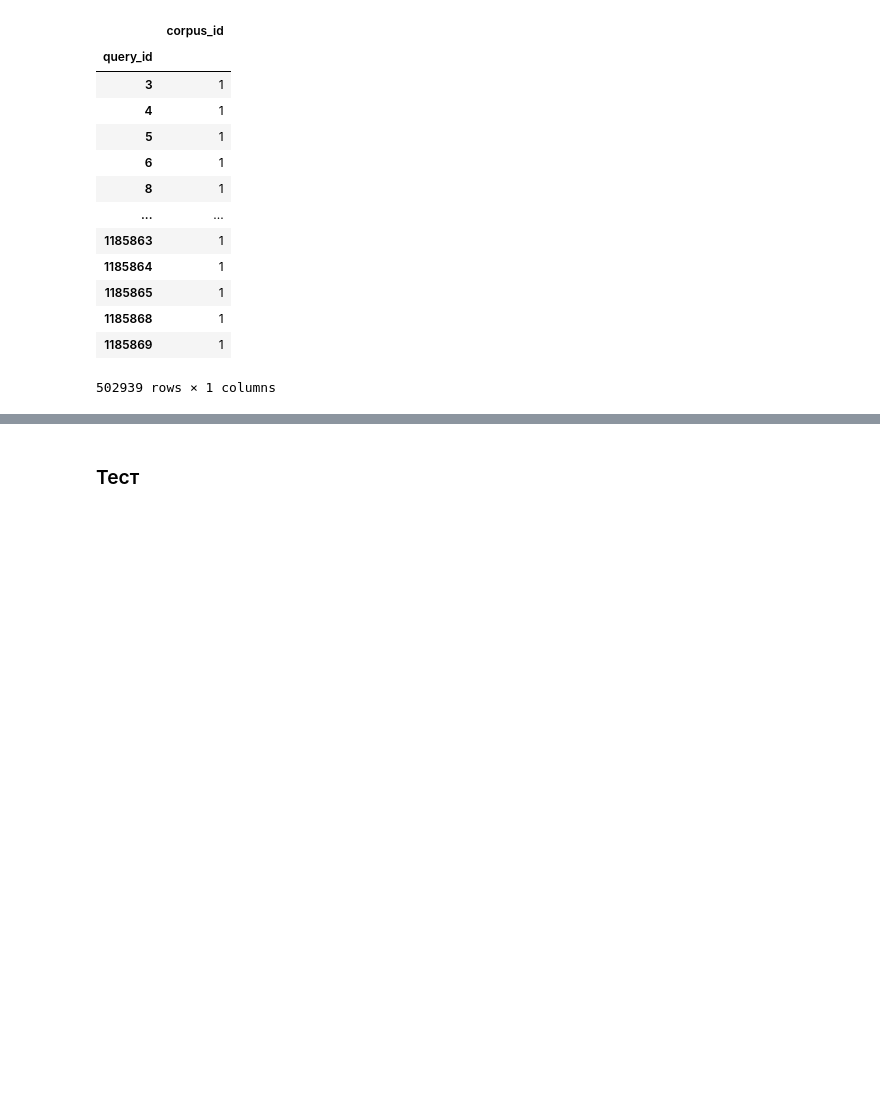
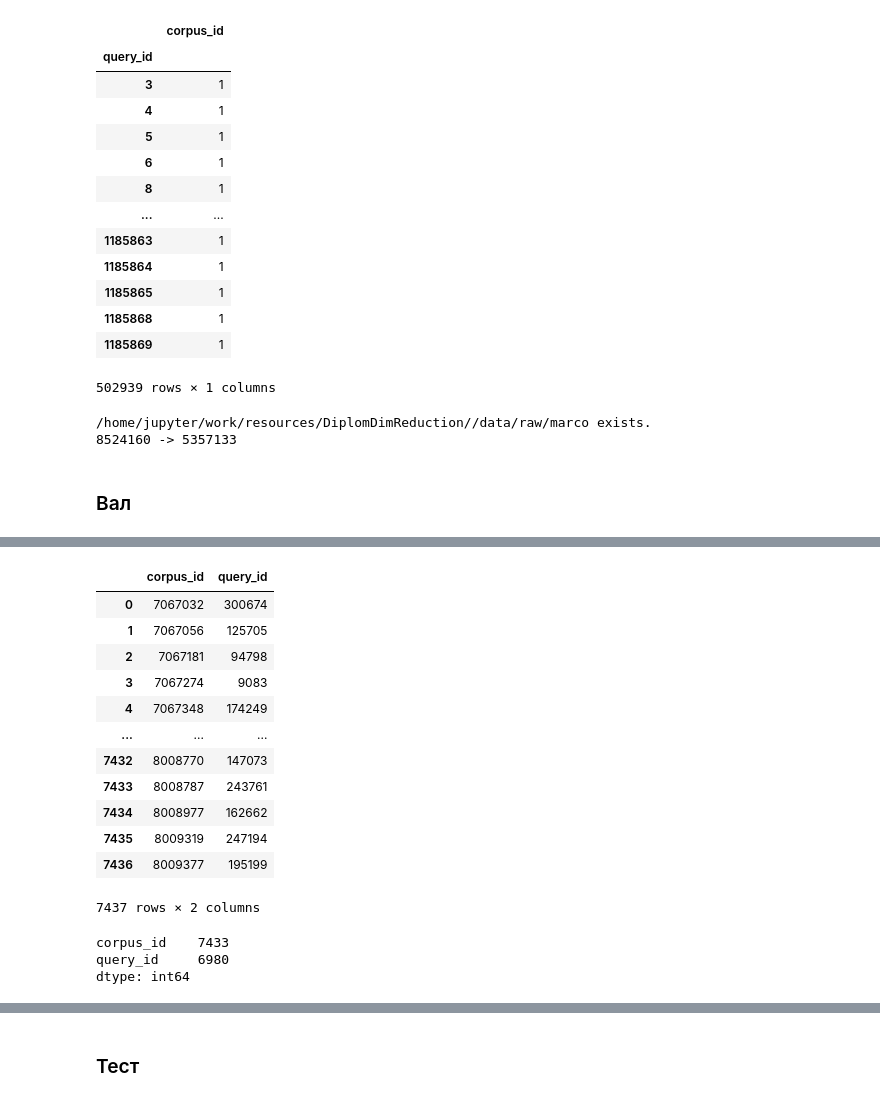
Before and after one commit to AnnaSafaryan/DiplomDimReduction, a Jupyter notebook: datasets/msmarco.ipynb, the cells around one changed output, grey strips where cells are left out. Saved outputs shown, nothing was run; the diff lists cells and outputs as text; code cells hidden in the pictures; blank space fills up the shorter version.

```diff
--- a/datasets/beir_msmarco_qrels.ipynb
+++ b/datasets/msmarco.ipynb
@@ -192,3 +190,8 @@ qrels_df.groupby(['query_id']).count()
 | 1185868 | 1 |
 | 1185869 | 1 |
 502939 rows × 1 columns
+# %%
+save_data(qrels_df, qrels_data_path)
+# %% [output]
+/home/jupyter/work/resources/DiplomDimReduction//data/raw/marco exists.
+8524160 -> 5357133
@@ -194,0 +200,17 @@ qrels_df.groupby(['query_id']).count()
+# %% [markdown]
+### Вал
+# %%
+split_suffix = config_dict["val_suffix"]
+qrels_data_path = config_dict["qrels_data_template"].format(corpus_prefix, split_suffix)
+data_path = config_dict["data_template"].format(corpus_prefix, split_suffix)
+# %%
+qrels = load_dataset(qrels_name, "default")
+# %%
+%%time
+qrels_df = pd.DataFrame(qrels[split_suffix], columns=["corpus-id", "query-id"])
+qrels_df
+qrels_df.rename(
+    columns={"corpus-id": "corpus_id", "query-id": "query_id"}, inplace=True
+)
+qrels_df
+# %% [output]
@@ -194,0 +219,19 @@ qrels_df.groupby(['query_id']).count()
+|  | corpus_id | query_id |
+| 0 | 7067032 | 300674 |
+| 1 | 7067056 | 125705 |
+| 2 | 7067181 | 94798 |
+| 3 | 7067274 | 9083 |
+| 4 | 7067348 | 174249 |
+| ... | ... | ... |
+| 7432 | 8008770 | 147073 |
+| 7433 | 8008787 | 243761 |
+| 7434 | 8008977 | 162662 |
+| 7435 | 8009319 | 247194 |
+| 7436 | 8009377 | 195199 |
+7437 rows × 2 columns
+# %%
+qrels_df.nunique()
+# %% [output]
+corpus_id    7433
+query_id     6980
+dtype: int64
```
Also changed, not shown: parts of 49 cells of this notebook, 39 other files.
